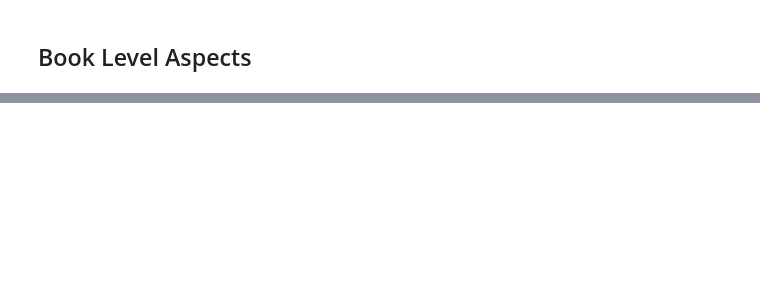
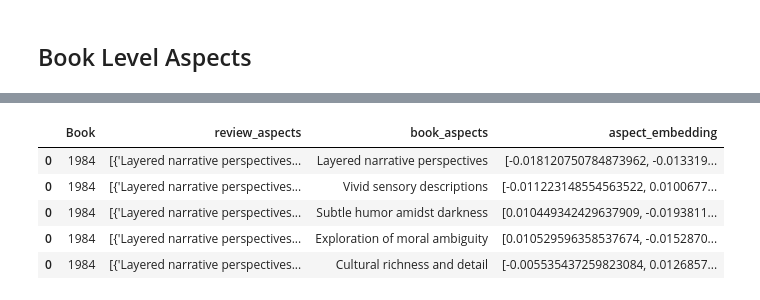
Before and after one commit to kayweeee/booksage, a Jupyter notebook: aspect_processing.ipynb, the cells around one changed output, grey strips where cells are left out. Drawn from its saved outputs; the diff is of its cells as text; code cells hidden in the pictures; blank space fills up the shorter version.

```diff
--- a/aspect_processing.ipynb
+++ b/aspect_processing.ipynb
@@ -363,9 +403,30 @@ df_books.head()
-# %%
-df_books['book_aspects'] = df_books['book_aspects'].apply(clean_and_convert_to_json)
-# %%
-def extract_aspect_keys(aspect_json):
-    return list(aspect_json.keys())
-
-
-df_books['aspect_keys'] = df_books['book_aspects'].apply(extract_aspect_keys)
+# %%
+from openai import OpenAI
+import os
+from dotenv import load_dotenv
+import json
+
+load_dotenv()
+openai_api_key = os.getenv('OPENAI_API_KEY')
+
+client = OpenAI(api_key = openai_api_key)
+
+def get_embedding(text):
+    response = client.embeddings.create(
+        model="text-embedding-ada-002",
+        input=text
+    )
+    return response.data[0].embedding
+# %%
+df_expanded = df_books.explode("book_aspects")
+df_expanded["aspect_embedding"] = df_expanded["book_aspects"].apply(get_embedding)
+# %%
+df_expanded.head()
+# %% [output]
+|  | Book | review_aspects | book_aspects | aspect_embedding |
+| 0 | 1984 | [{'Layered narrative perspectives... | Layered narrative perspectives | [-0.018120750784873962, -0.013319... |
+| 0 | 1984 | [{'Layered narrative perspectives... | Vivid sensory descriptions | [-0.011223148554563522, 0.0100677... |
+| 0 | 1984 | [{'Layered narrative perspectives... | Subtle humor amidst darkness | [0.010449342429637909, -0.0193811... |
+| 0 | 1984 | [{'Layered narrative perspectives... | Exploration of moral ambiguity | [0.010529596358537674, -0.0152870... |
+| 0 | 1984 | [{'Layered narrative perspectives... | Cultural richness and detail | [-0.005535437259823084, 0.0126857... |
 # %%
```
Also changed, not shown: parts of 5 cells of this notebook, 4 other files.
